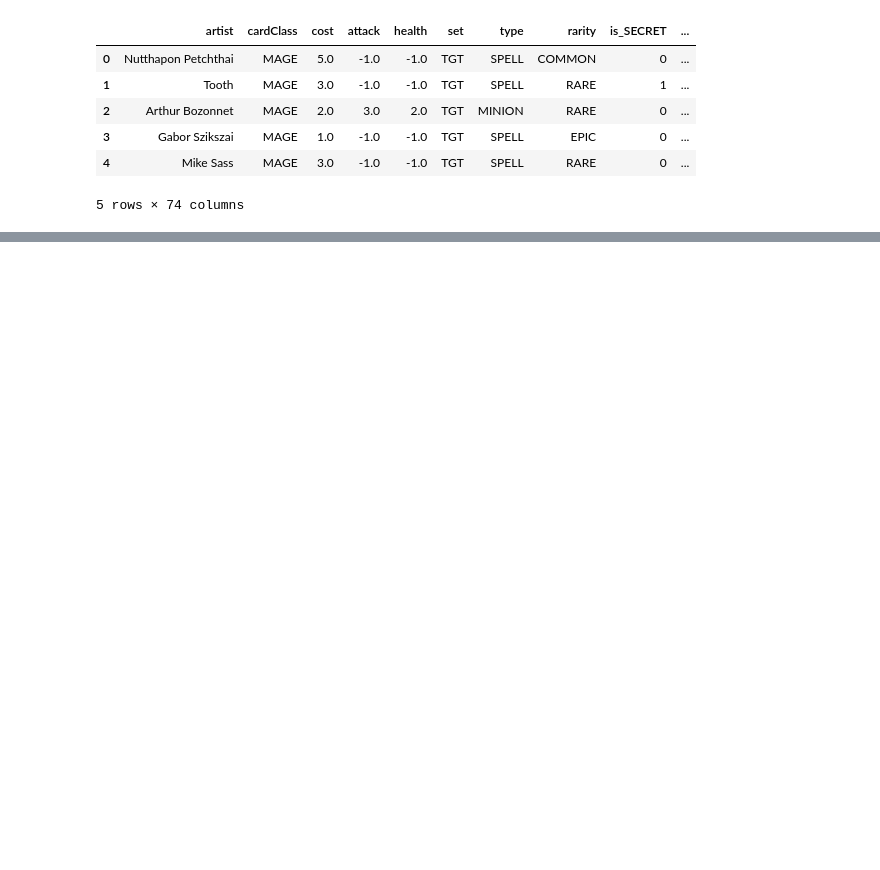
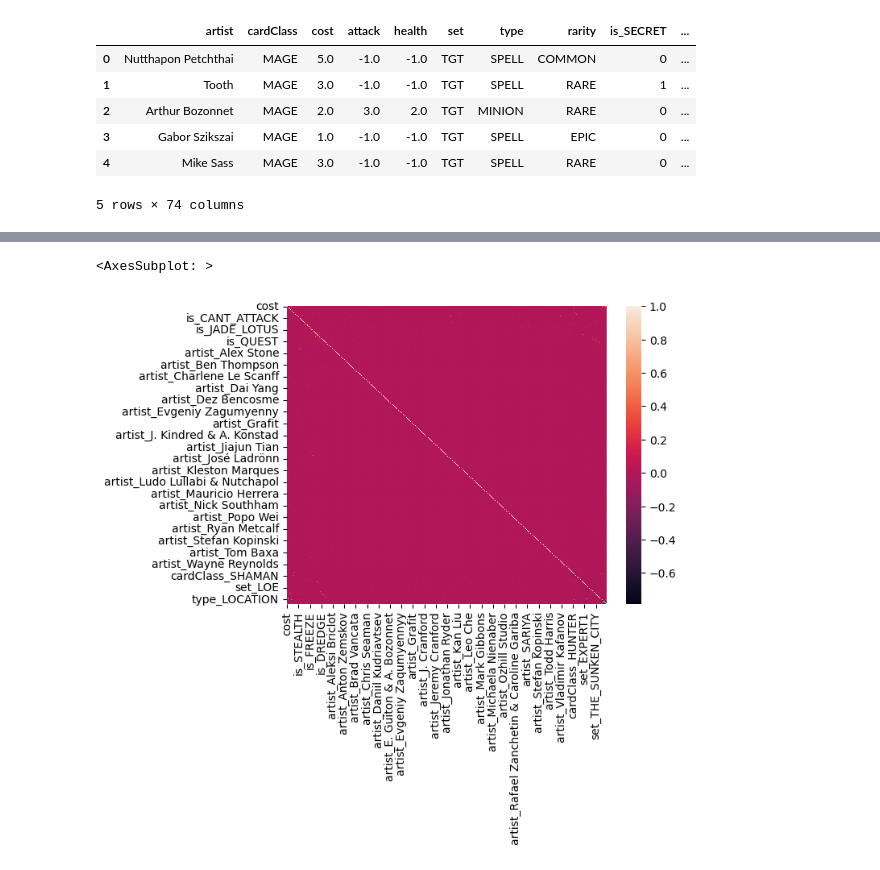
Before and after one commit to OOOssscccaaarrr/miashs24cpm2, a Jupyter notebook: DataSet HS.ipynb, the cells around one changed output, grey strips where cells are left out. Saved outputs shown, nothing was run; the diff lists cells and outputs as text; code cells hidden in the pictures; blank space fills up the shorter version.

```diff
--- a/DataSet HS.ipynb
+++ b/DataSet HS.ipynb
@@ -219,3 +221,7 @@ MK61.head()
 # %%
 #KNN Onehotencoding into distance de Manhattatatna
 # intéréssant avec que des 0 et 1
+df = pd.read_csv("dataMK3.csv")
+
+quant_var=["artist","cardClass","set","type","rarity"]
+X_categorical=df[quant_var].values
@@ -221,0 +269,5 @@ MK61.head()
+# %%
+categorical_cols = df.select_dtypes(include=['object']).columns
+df_encoded = pd.get_dummies(df, columns=categorical_cols)
+
+print("Number of new columns generated after one-hot encoding:", df_encoded.shape[1] - df.shape[1])
@@ -221,0 +292,7 @@ MK61.head()
+# %%
+sns.heatmap(
+    df_encoded.corr(),
+)
+# %% [output]
+<AxesSubplot: >
+[figure, added]
```
Also changed, not shown: parts of 16 cells of this notebook.
